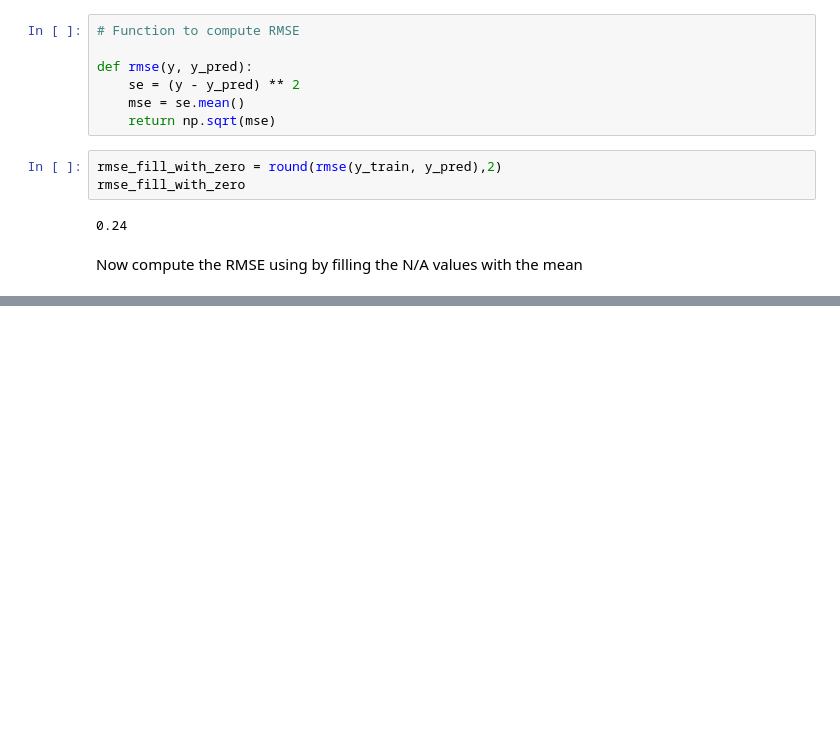
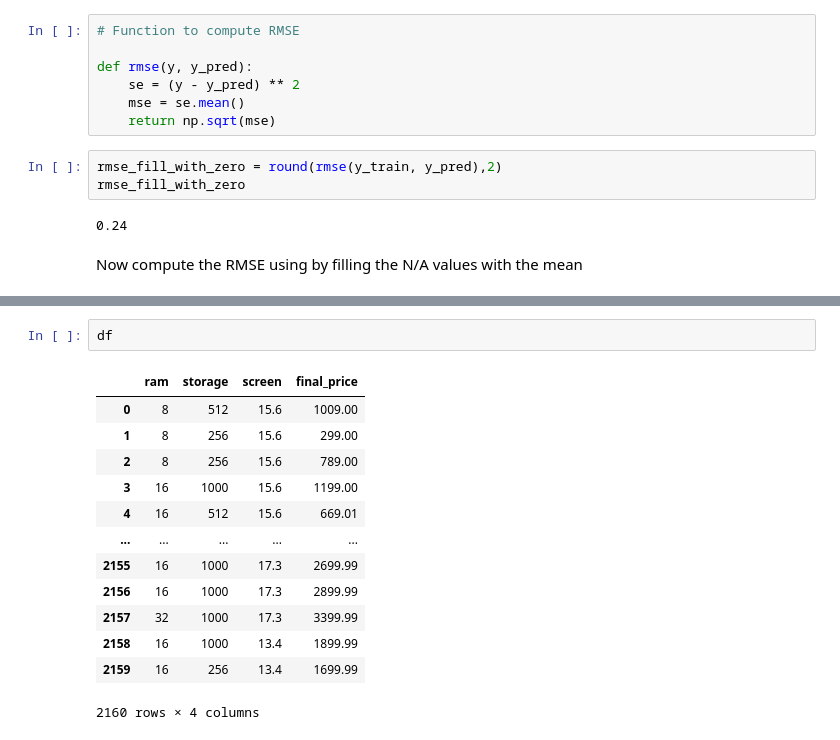
Before and after one commit to oaa197/machine-learning-zoomcamp, a Jupyter notebook: 02-regression/homework_2/homework_2_deji_andrew.ipynb, the cells around one changed output, grey strips where cells are left out. Cells and saved outputs as stored; diff of their text form; blank space fills up the shorter version.

```diff
--- a/02-regression/homework_2/homework_2_deji_andrew.ipynb
+++ b/02-regression/homework_2/homework_2_deji_andrew.ipynb
@@ -256,0 +344,16 @@ Whether I filled the N/A values with zero or with the mean, the RMSE was the sam
+# %%
+df
+# %% [output]
+|  | ram | storage | screen | final_price |
+| 0 | 8 | 512 | 15.6 | 1009.00 |
+| 1 | 8 | 256 | 15.6 | 299.00 |
+| 2 | 8 | 256 | 15.6 | 789.00 |
+| 3 | 16 | 1000 | 15.6 | 1199.00 |
+| 4 | 16 | 512 | 15.6 | 669.01 |
+| ... | ... | ... | ... | ... |
+| 2155 | 16 | 1000 | 17.3 | 2699.99 |
+| 2156 | 16 | 1000 | 17.3 | 2899.99 |
+| 2157 | 32 | 1000 | 17.3 | 3399.99 |
+| 2158 | 16 | 1000 | 13.4 | 1899.99 |
+| 2159 | 16 | 256 | 13.4 | 1699.99 |
+2160 rows × 4 columns
```
Also changed, not shown: parts of 16 cells of this notebook.
